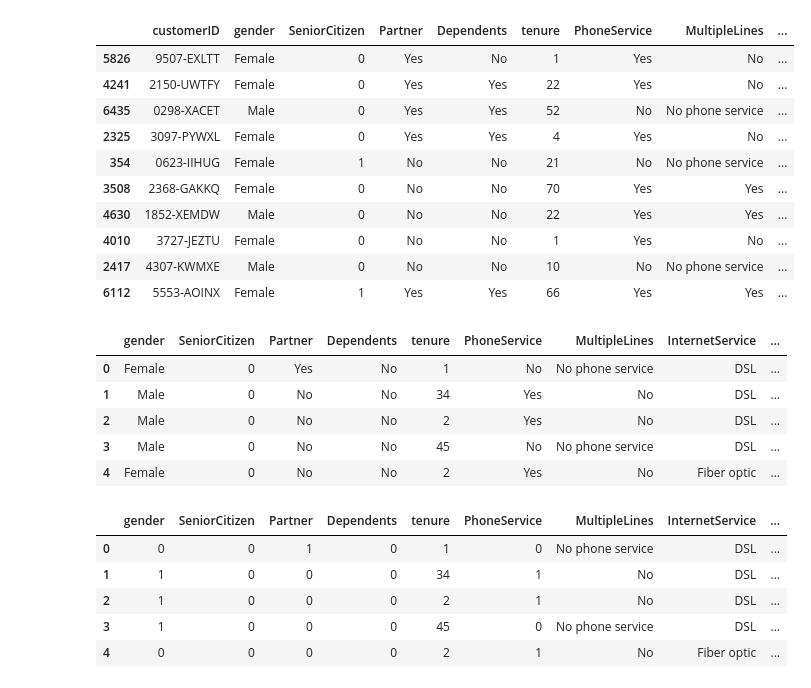
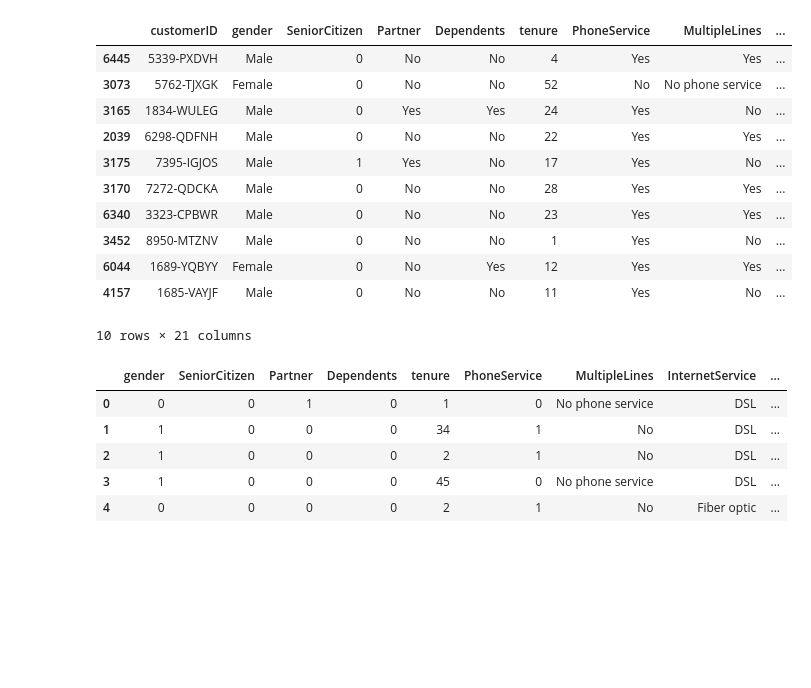
Before and after one commit to Subliminal01/Customer-churn-prediction, a Jupyter notebook: Customer_Churn_prediction.ipynb, the cells around one changed output. Cells and saved outputs as stored; diff of their text form; code cells hidden in the pictures; blank space fills up the shorter version.

```diff
--- a/Customer_Churn_prediction.ipynb
+++ b/Customer_Churn_prediction.ipynb
@@ -6,27 +6,18 @@ import pandas as pd
 import matplotlib.pyplot as plt
 import tensorflow as tf
 # %%
-df=pd.read_csv('/content/drive/MyDrive/ML models practice/Bank_customer_churn_prediction.csv')
+df=pd.read_csv('/content/Bank_customer_churn_prediction.csv')
 df.sample(10)
 # %% [output]
 |  | customerID | gender | SeniorCitizen | Partner | Dependents | tenure | PhoneService | MultipleLines | ... |
-| 5826 | 9507-EXLTT | Female | 0 | Yes | No | 1 | Yes | No | ... |
-| 4241 | 2150-UWTFY | Female | 0 | Yes | Yes | 22 | Yes | No | ... |
-| 6435 | 0298-XACET | Male | 0 | Yes | Yes | 52 | No | No phone service | ... |
-| 2325 | 3097-PYWXL | Female | 0 | Yes | Yes | 4 | Yes | No | ... |
-| 354 | 0623-IIHUG | Female | 1 | No | No | 21 | No | No phone service | ... |
-| 3508 | 2368-GAKKQ | Female | 0 | No | No | 70 | Yes | Yes | ... |
-| 4630 | 1852-XEMDW | Male | 0 | No | No | 22 | Yes | Yes | ... |
-| 4010 | 3727-JEZTU | Female | 0 | No | No | 1 | Yes | No | ... |
-| 2417 | 4307-KWMXE | Male | 0 | No | No | 10 | No | No phone service | ... |
-| 6112 | 5553-AOINX | Female | 1 | Yes | Yes | 66 | Yes | Yes | ... |
+| 6445 | 5339-PXDVH | Male | 0 | No | No | 4 | Yes | Yes | ... |
+| 3073 | 5762-TJXGK | Female | 0 | No | No | 52 | No | No phone service | ... |
+| 3165 | 1834-WULEG | Male | 0 | Yes | Yes | 24 | Yes | No | ... |
+| 2039 | 6298-QDFNH | Male | 0 | No | No | 22 | Yes | Yes | ... |
+| 3175 | 7395-IGJOS | Male | 1 | Yes | No | 17 | Yes | No | ... |
+| 3170 | 7272-QDCKA | Male | 0 | No | No | 28 | Yes | Yes | ... |
+| 6340 | 3323-CPBWR | Male | 0 | No | No | 23 | Yes | Yes | ... |
+| 3452 | 8950-MTZNV | Male | 0 | No | No | 1 | Yes | No | ... |
+| 6044 | 1689-YQBYY | Female | 0 | No | Yes | 12 | Yes | Yes | ... |
+| 4157 | 1685-VAYJF | Male | 0 | No | No | 11 | Yes | No | ... |
+10 rows × 21 columns
-# %%
-df.drop('customerID',axis='columns',inplace=True)
-df.head()
-# %% [output]
-|  | gender | SeniorCitizen | Partner | Dependents | tenure | PhoneService | MultipleLines | InternetService | ... |
-| 0 | Female | 0 | Yes | No | 1 | No | No phone service | DSL | ... |
-| 1 | Male | 0 | No | No | 34 | Yes | No | DSL | ... |
-| 2 | Male | 0 | No | No | 2 | Yes | No | DSL | ... |
-| 3 | Male | 0 | No | No | 45 | No | No phone service | DSL | ... |
-| 4 | Female | 0 | No | No | 2 | Yes | No | Fiber optic | ... |
```
Also changed, not shown: parts of 2 cells of this notebook.
